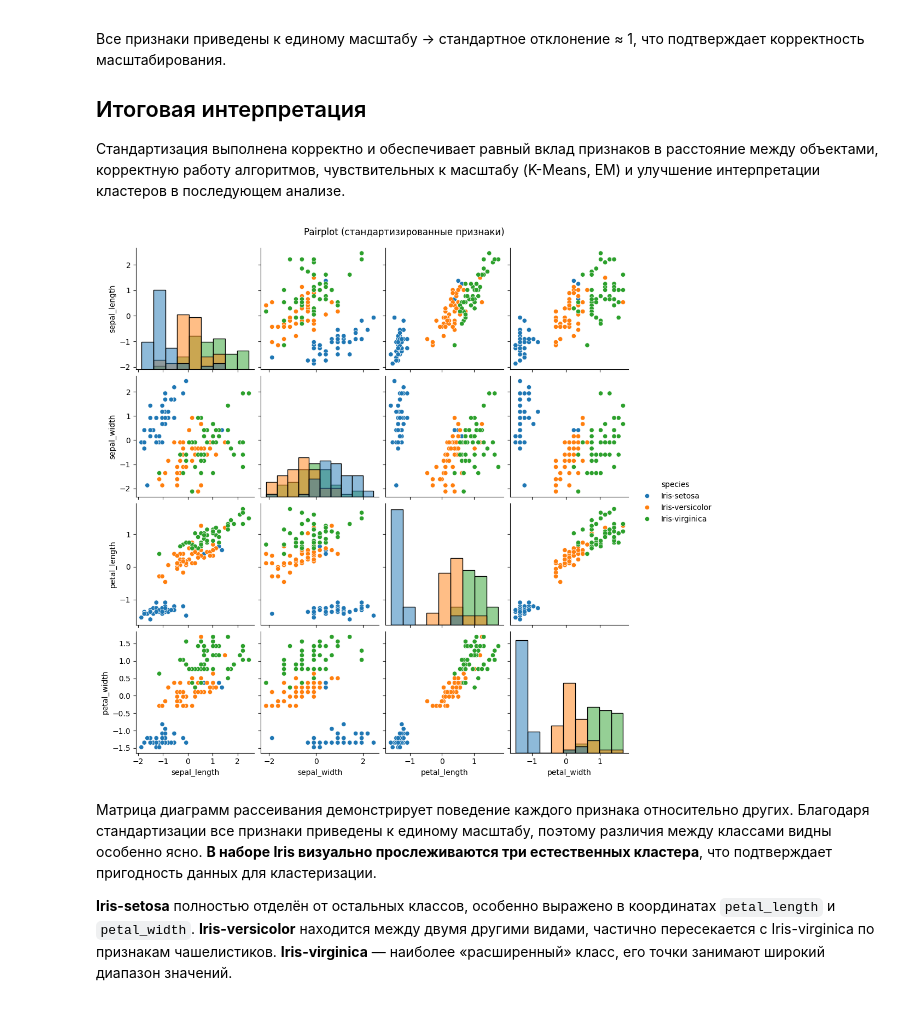
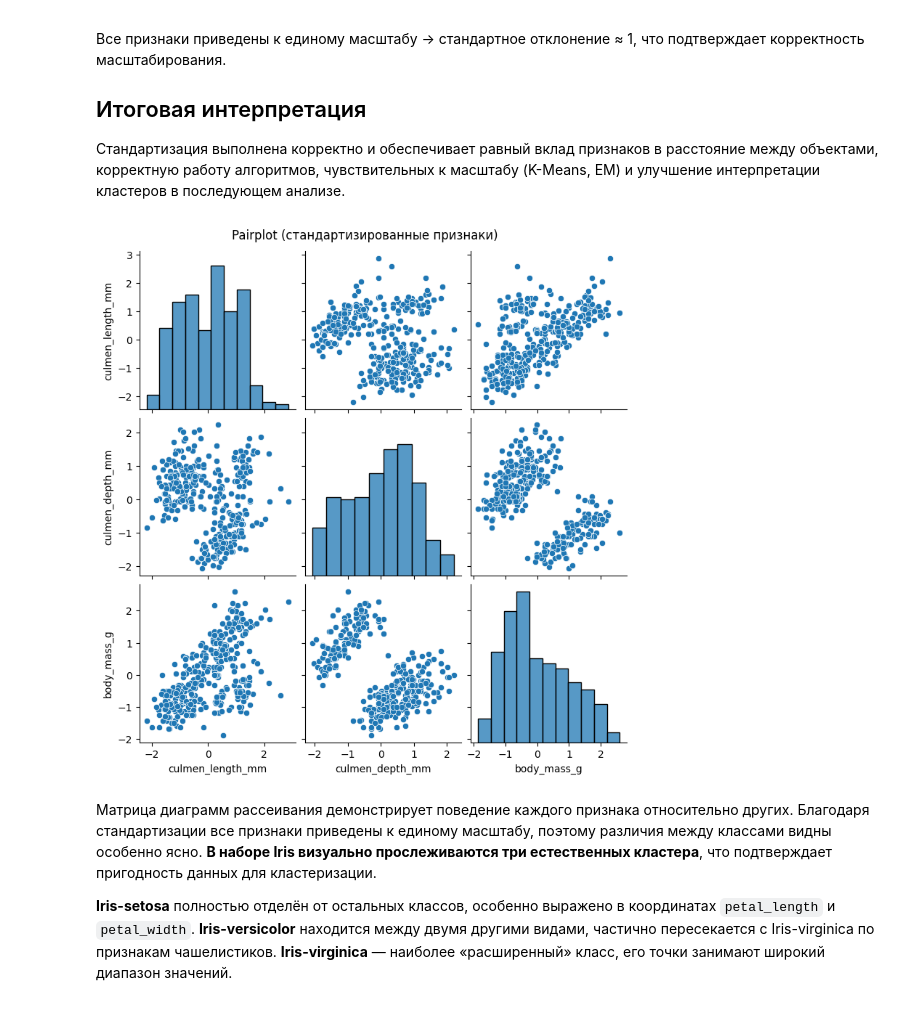
Before and after one commit to Lericon/first_lab_ml, a Jupyter notebook: Lab4/Lab4.ipynb, the cells around one changed output. Drawn from its saved outputs; the diff is of its cells as text; code cells hidden in the pictures.

```diff
--- a/Lab4/Lab4.ipynb
+++ b/Lab4/Lab4.ipynb
@@ -103,0 +103,5 @@ petal_width   150.0  1.198667  0.763161  0.1  0.3  1.30  1.8  2.5
+# %%
+data = data.dropna()
+data = data.drop(data[data['sex'] == "."].index)
+print('\nПропуски по столбцам:\n', data.isnull().sum())
+print('\nУникальные виды:', data['sex'].unique())
@@ -162,0 +162,14 @@ print(f"Размер после удаления выбросов: {data_clean_i
+# %%
+for col in numeric_cols:
+    std = np.std(data[col], ddof=1)
+    var = np.var(data[col], ddof=1)
+    sk = skew(data[col])
+    ku = kurtosis(data[col])
+
+    print(
+        f"{col}: "
+        f"std={std:.3f}, "
+        f"var={var:.3f}, "
+        f"skew={sk:.3f}, "
+        f"kurtosis={ku:.3f}"
+    )
@@ -188,0 +246,13 @@ petal_width: skew=-0.147, kurtosis=-1.311
+# %%
+numeric_cols = data.select_dtypes(include=[np.number]).columns.tolist()
+fig, axs = plt.subplots(2, 2, figsize=(12, 8))
+axs = axs.flatten()
+
+for i, col in enumerate(numeric_cols):
+    sns.boxplot(x=data[col], ax=axs[i])
+    axs[i].set_title(f'Ящик с усами — {col}')
+    axs[i].set_xlabel(col)
+
+plt.suptitle('Boxplot-диаграммы признаков', fontsize=14)
+plt.tight_layout()
+plt.show()
@@ -213,0 +333,8 @@ petal_width: skew=-0.147, kurtosis=-1.311
+# %%
+data = data.drop(columns=['flipper_length_mm'], axis=1)
+numeric_cols.remove('flipper_length_mm')
+corr = data[numeric_cols].corr()
+plt.figure(figsize=(10,10))
+sns.heatmap(corr, annot=True, cmap='coolwarm')
+plt.title('Корреляционная матрица')
+plt.show()
@@ -291,11 +455,11 @@ print('Стандартное отклонение:', X_scaled_df.std().round(3)
 ## Итоговая интерпретация
 Стандартизация выполнена корректно и обеспечивает равный вклад признаков в расстояние между объектами, корректную работу алгоритмов, чувствительных к масштабу (K-Means, EM) и улучшение интерпретации кластеров в последующем анализе.
 # %%
-sns.pairplot(pd.concat([X_scaled_df, data['species']], axis=1), hue='species', diag_kind='hist')
+sns.pairplot(pd.concat([X_scaled_df, data['sex']], axis=1), diag_kind='hist')
 plt.suptitle('Pairplot (стандартизированные признаки)', y=1.02)
 plt.show()
 # %% [output]
-[figure, old version]
+[figure, new version]
 # %% [markdown]
 Матрица диаграмм рассеивания демонстрирует поведение каждого признака относительно других. Благодаря стандартизации все признаки приведены к единому масштабу, поэтому различия между классами видны особенно ясно. **В наборе Iris визуально прослеживаются три естественных кластера**, что подтверждает пригодность данных для кластеризации.
 
```
Also changed, not shown: parts of 36 cells of this notebook, 1 other file.
